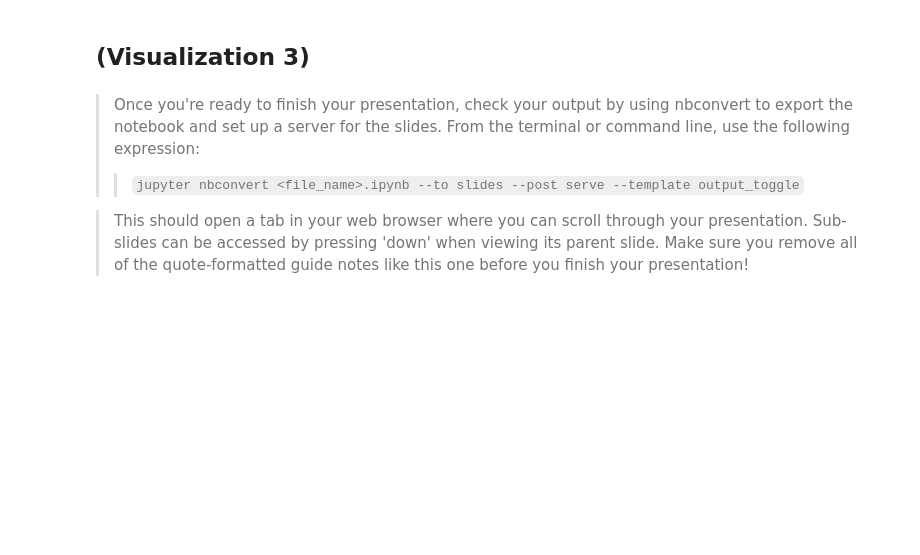
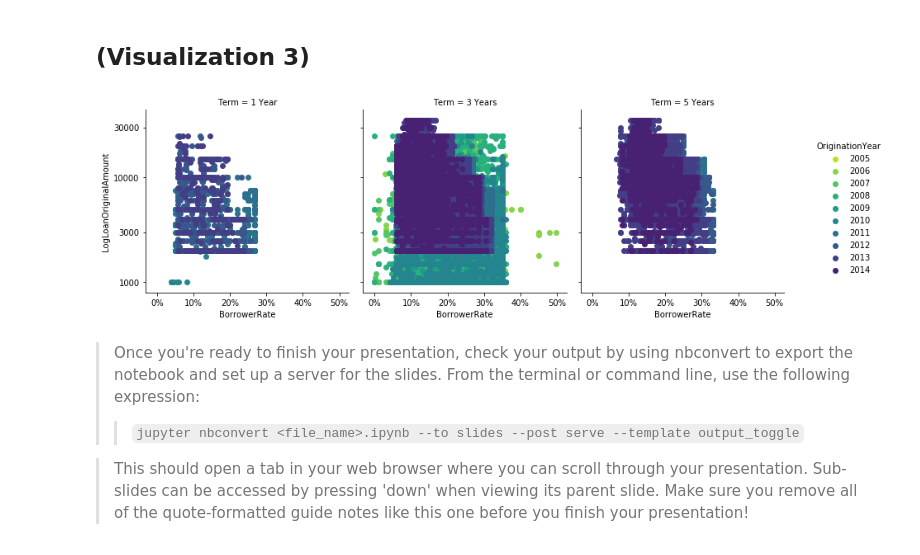
Before and after one commit to iRowebot/prosper_loans_visualizations, a Jupyter notebook: prosper_loans_slide_deck.ipynb, the cells around one changed output. Saved outputs shown, nothing was run; the diff lists cells and outputs as text; code cells hidden in the pictures; blank space fills up the shorter version.

```diff
--- a/prosper_loans_slide_deck.ipynb
+++ b/prosper_loans_slide_deck.ipynb
@@ -39,5 +154,26 @@ but feel free to add more if you'd like!
 # %% [markdown]
 ## (Visualization 3)
+# %%
+term_categories = ['1 Year', '3 Years', '5 Years']
+Term = pd.api.types.CategoricalDtype(categories=term_categories, ordered=True)
+df['Term'] = df.Term.astype(Term)
+# %%
+y_labels = [1000, 3000, 10000, 30000]
+
+g = sns.FacetGrid(data=df, col='Term', hue='OriginationYear', height=4,
+                margin_titles=True, palette='viridis_r', legend_out=True)
+g.map(plt.scatter, 'BorrowerRate', 'LogLoanOriginalAmount', alpha=1)
+
+for ax in g.axes[:,0]:
+    ax.set_yticks(np.log10(y_labels))
+    ax.set_yticklabels(y_labels)
+
+for ax in g.axes[-1,:]:
+    ax.set_xticklabels(['{:.0f}%'.format(x*100) for x in ax.get_xticks()])
+
+g.add_legend();
+# %% [output]
+[figure, added]
 # %% [markdown]
 > Once you're ready to finish your presentation, check your output by using
 nbconvert to export the notebook and set up a server for the slides. From the
```
Also changed, not shown: parts of 8 cells of this notebook, 1 other file.
